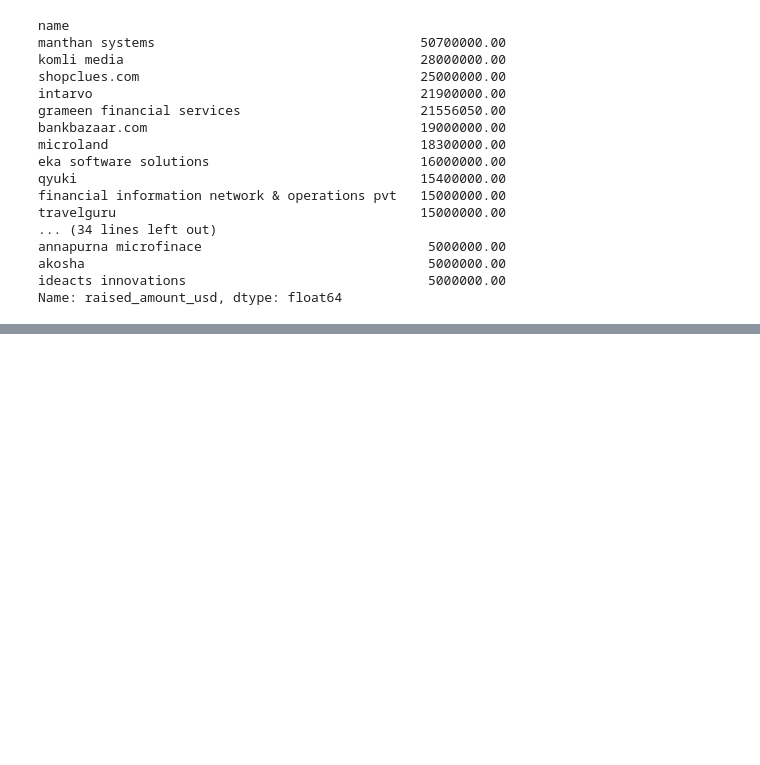
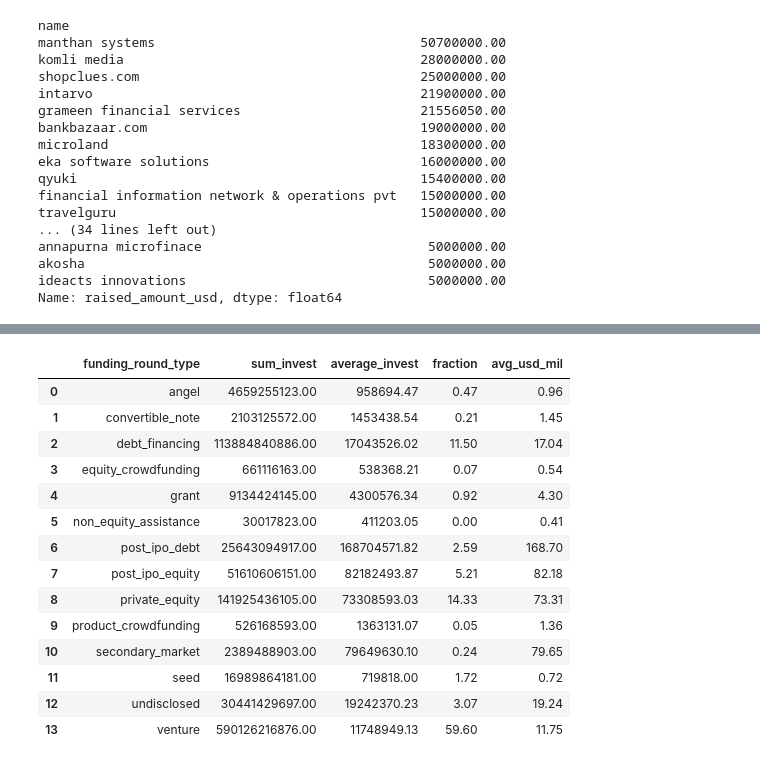
Before and after one commit to anushkaparadkar/Investment-Analysis-Assignment, a Jupyter notebook: Investment Analysis.ipynb, the cells around one changed output, grey strips where cells are left out. Drawn from its saved outputs; the diff is of its cells as text; code cells hidden in the pictures; blank space fills up the shorter version.

```diff
--- a/Investment Analysis.ipynb
+++ b/Investment Analysis.ipynb
@@ -666,0 +686,18 @@ Name: raised_amount_usd, dtype: float64
+# %%
+investment
+# %% [output]
+|  | funding_round_type | sum_invest | average_invest | fraction | avg_usd_mil |
+| 0 | angel | 4659255123.00 | 958694.47 | 0.47 | 0.96 |
+| 1 | convertible_note | 2103125572.00 | 1453438.54 | 0.21 | 1.45 |
+| 2 | debt_financing | 113884840886.00 | 17043526.02 | 11.50 | 17.04 |
+| 3 | equity_crowdfunding | 661116163.00 | 538368.21 | 0.07 | 0.54 |
+| 4 | grant | 9134424145.00 | 4300576.34 | 0.92 | 4.30 |
+| 5 | non_equity_assistance | 30017823.00 | 411203.05 | 0.00 | 0.41 |
+| 6 | post_ipo_debt | 25643094917.00 | 168704571.82 | 2.59 | 168.70 |
+| 7 | post_ipo_equity | 51610606151.00 | 82182493.87 | 5.21 | 82.18 |
+| 8 | private_equity | 141925436105.00 | 73308593.03 | 14.33 | 73.31 |
+| 9 | product_crowdfunding | 526168593.00 | 1363131.07 | 0.05 | 1.36 |
+| 10 | secondary_market | 2389488903.00 | 79649630.10 | 0.24 | 79.65 |
+| 11 | seed | 16989864181.00 | 719818.00 | 1.72 | 0.72 |
+| 12 | undisclosed | 30441429697.00 | 19242370.23 | 3.07 | 19.24 |
+| 13 | venture | 590126216876.00 | 11748949.13 | 59.60 | 11.75 |
```
Also changed, not shown: parts of 11 cells of this notebook, 2 other files.
